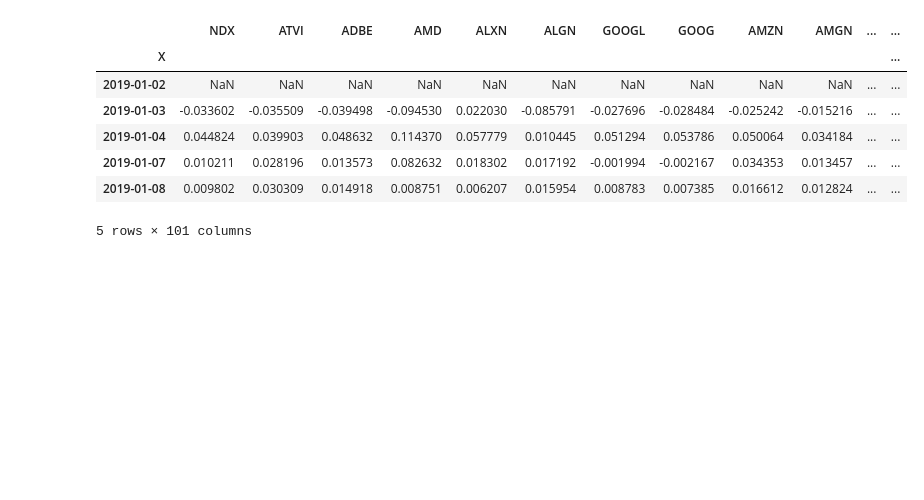
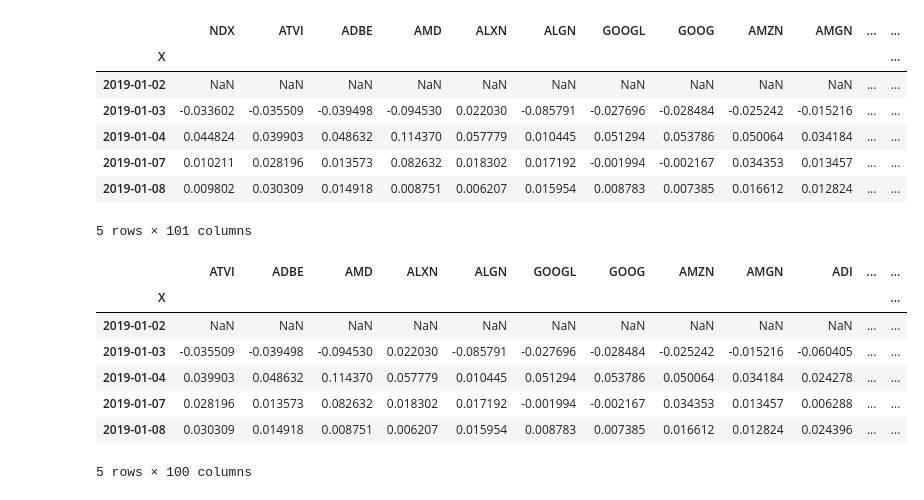
Before and after one commit to kristenlowe/cvar-optimized-portfolios, a Jupyter notebook: cvar-optimized-portfolios.ipynb, the cells around one changed output. Saved outputs shown, nothing was run; the diff lists cells and outputs as text; code cells hidden in the pictures; blank space fills up the shorter version.

```diff
--- a/cvar-optimized-portfolios.ipynb
+++ b/cvar-optimized-portfolios.ipynb
@@ -46,3 +47,14 @@ ret2019.head()
 # Remove NDX column
 stocks2019 = ret2019.drop(columns=["NDX"])
 stocks2020 = ret2020.drop(columns=["NDX"])
+# %%
+stocks2019.head()
+# %% [output]
+|  | ATVI | ADBE | AMD | ALXN | ALGN | GOOGL | GOOG | AMZN | AMGN | ADI | ... | ... |
+| X |  |  |  |  |  |  |  |  |  |  |  | ... |
+| 2019-01-02 | NaN | NaN | NaN | NaN | NaN | NaN | NaN | NaN | NaN | NaN | ... | ... |
+| 2019-01-03 | -0.035509 | -0.039498 | -0.094530 | 0.022030 | -0.085791 | -0.027696 | -0.028484 | -0.025242 | -0.015216 | -0.060405 | ... | ... |
+| 2019-01-04 | 0.039903 | 0.048632 | 0.114370 | 0.057779 | 0.010445 | 0.051294 | 0.053786 | 0.050064 | 0.034184 | 0.024278 | ... | ... |
+| 2019-01-07 | 0.028196 | 0.013573 | 0.082632 | 0.018302 | 0.017192 | -0.001994 | -0.002167 | 0.034353 | 0.013457 | 0.006288 | ... | ... |
+| 2019-01-08 | 0.030309 | 0.014918 | 0.008751 | 0.006207 | 0.015954 | 0.008783 | 0.007385 | 0.016612 | 0.012824 | 0.024396 | ... | ... |
+5 rows × 100 columns
```
Also changed, not shown: parts of 3 cells of this notebook.
